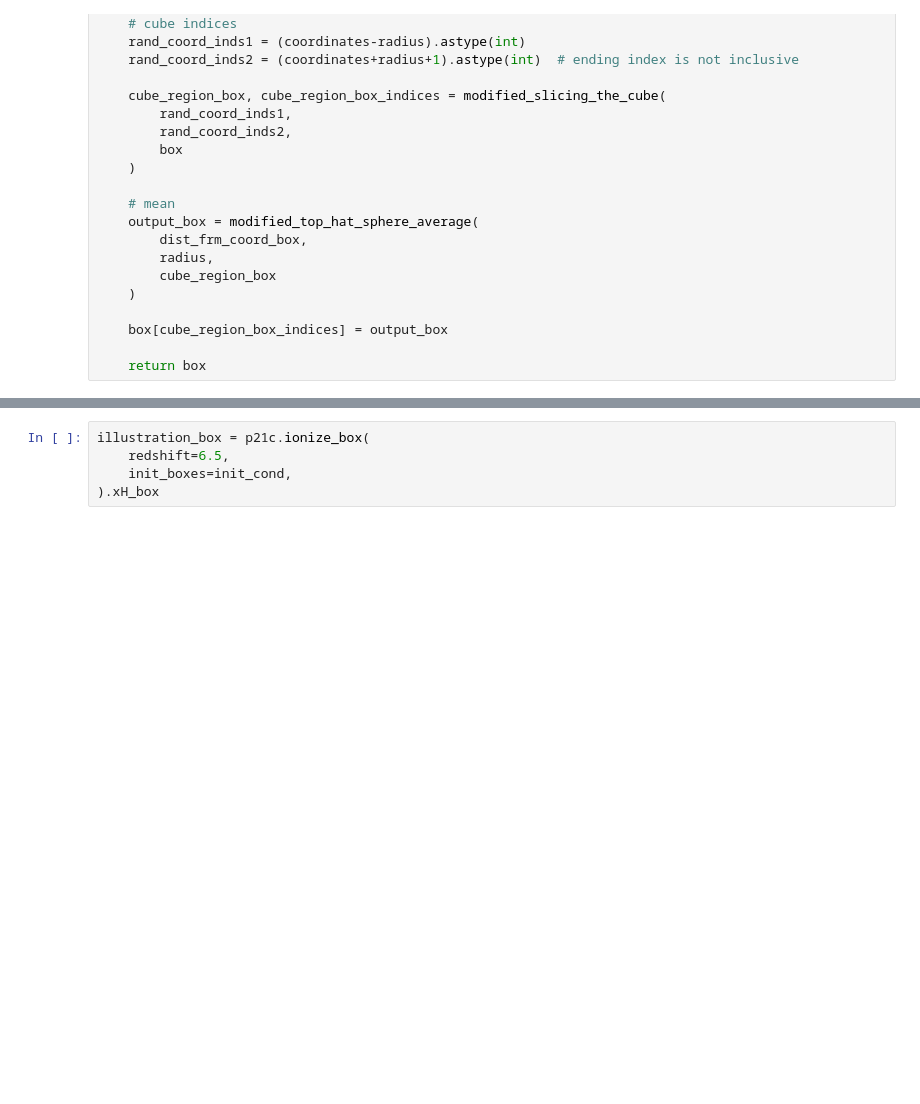
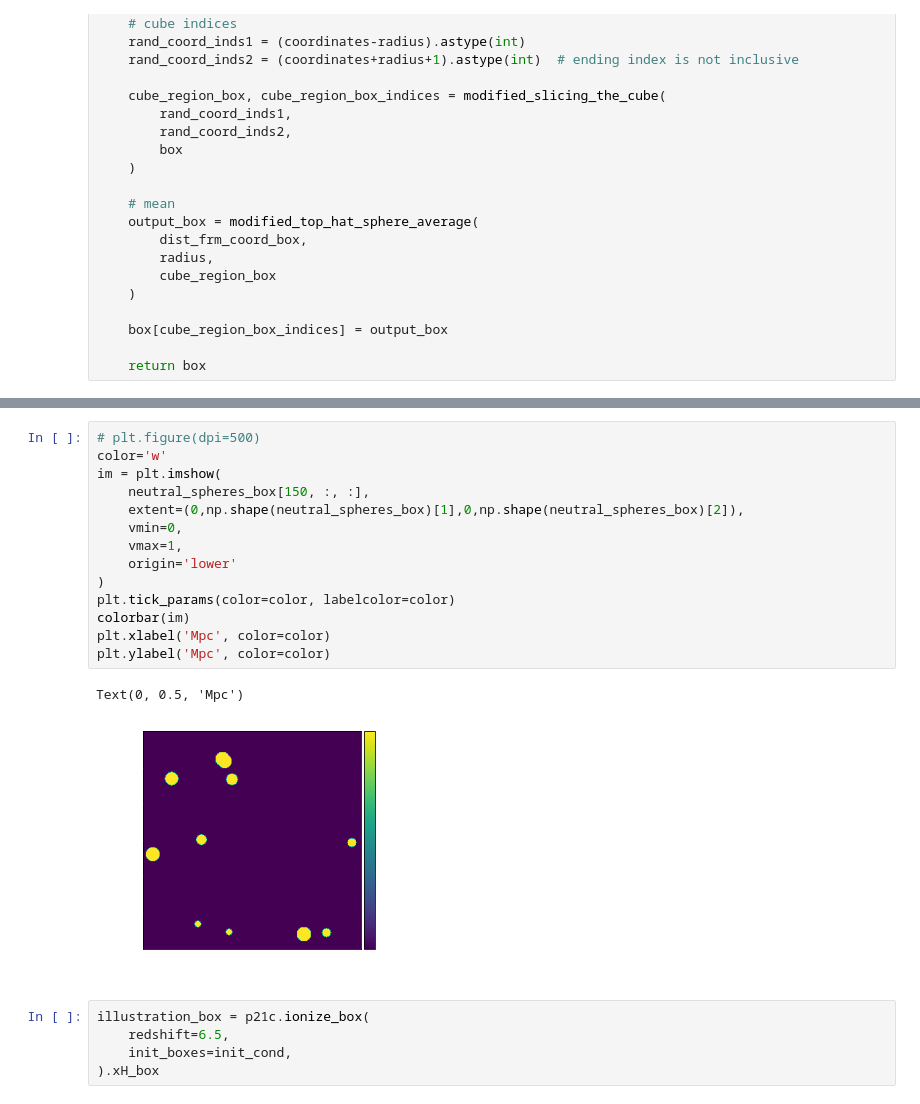
Before and after one commit to tommychinwj/HI_characterization, a Jupyter notebook: cube_HI_characterization.ipynb, the cells around one changed output, grey strips where cells are left out. Saved outputs shown, nothing was run; the diff lists cells and outputs as text; blank space fills up the shorter version.

Commit message:
Generate and analyzed neutral spheres boxes

```diff
--- a/cube_HI_characterization.ipynb
+++ b/cube_HI_characterization.ipynb
@@ -1516,3 +1762,20 @@ def illustration_sphere(
+# %%
+# plt.figure(dpi=500)
+color='w'
+im = plt.imshow(
+    neutral_spheres_box[150, :, :],
+    extent=(0,np.shape(neutral_spheres_box)[1],0,np.shape(neutral_spheres_box)[2]),
+    vmin=0,
+    vmax=1,
+    origin='lower'
+)
+plt.tick_params(color=color, labelcolor=color)
+colorbar(im)
+plt.xlabel('Mpc', color=color)
+plt.ylabel('Mpc', color=color)
+# %% [output]
+Text(0, 0.5, 'Mpc')
+[figure, added]
 # %%
 illustration_box = p21c.ionize_box(
     redshift=6.5,
```
Also changed, not shown: parts of 15 cells of this notebook.
